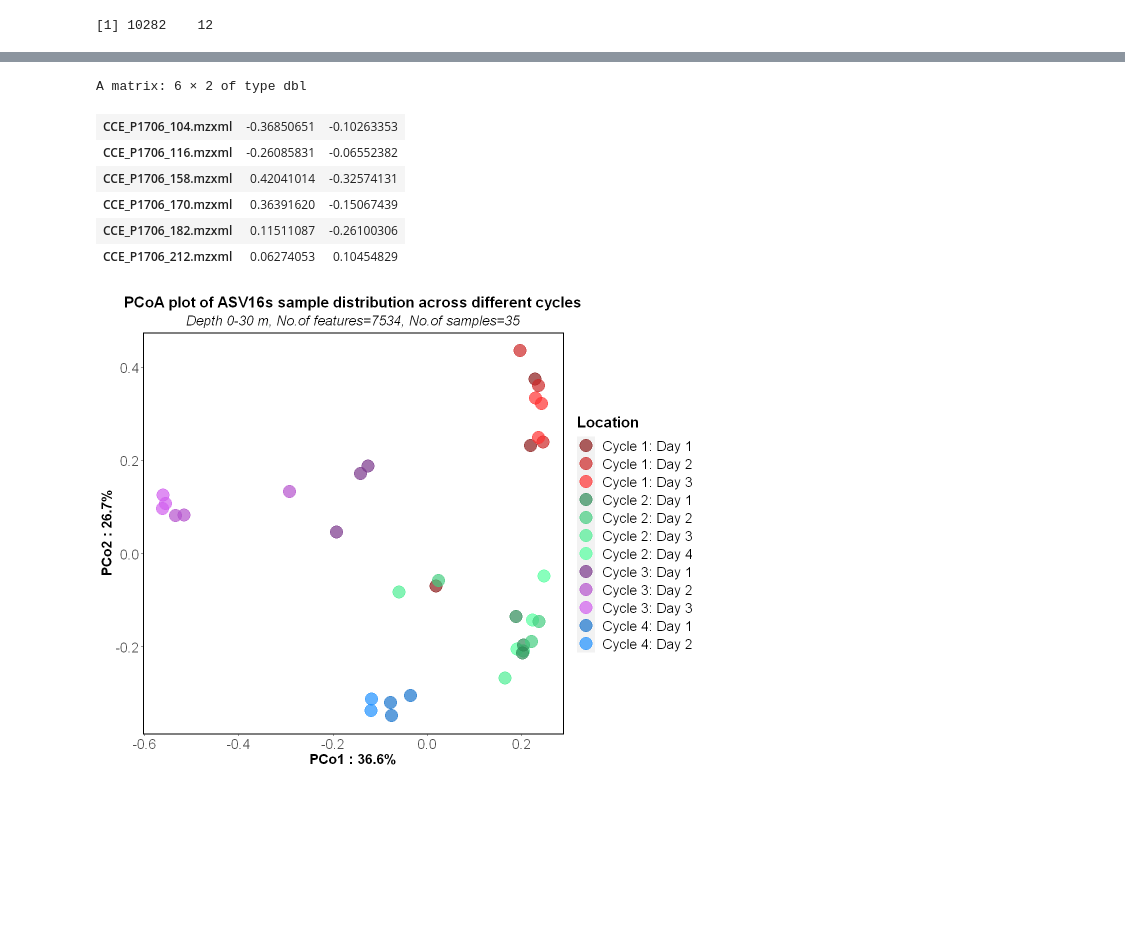
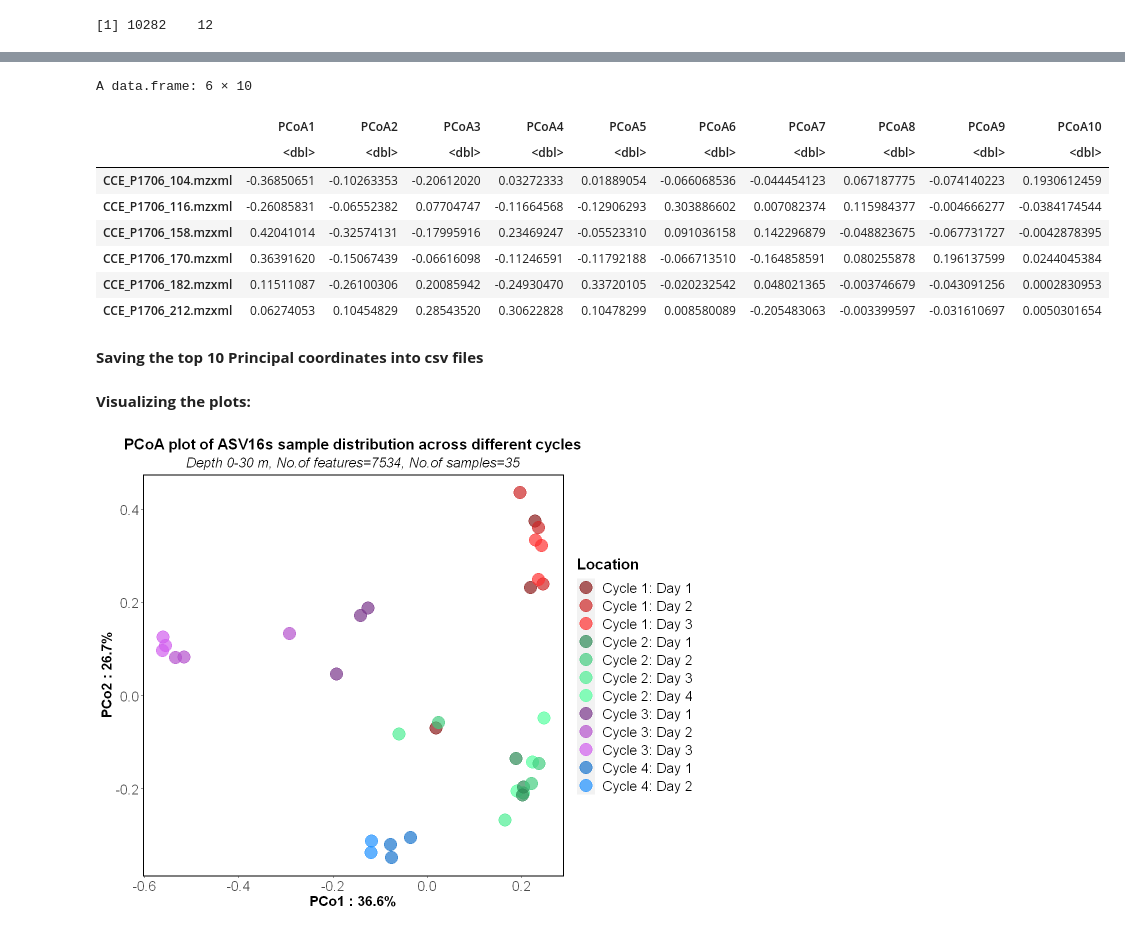
Before and after one commit to Functional-Metabolomics-Lab/CCE_Data-Analysis, a Jupyter notebook: Notebooks_CCE_Data/DataCleanup_Preliminary_Analysis.ipynb, the cells around one changed output, grey strips where cells are left out. Cells and saved outputs as stored; diff of their text form; code cells hidden in the pictures; blank space fills up the shorter version.

```diff
--- a/Notebooks_CCE_Data/DataCleanup_Preliminary_Analysis.ipynb
+++ b/Notebooks_CCE_Data/DataCleanup_Preliminary_Analysis.ipynb
@@ -689,9 +694,10 @@ pcoa.values <- list()
 
 #For surface samples
 for(i in 1:2){
-    pcoa[[i]] <- cmdscale(dist_matrix[[i]], eig = TRUE, x.ret=TRUE)
+    pcoa[[i]] <- cmdscale(dist_matrix[[i]], k=10, eig = TRUE, x.ret=TRUE) #compute multi-dimensional scaling on dist_matric and get 10 PCs
     pcoa.var.per[[i]] <- round(pcoa[[i]]$eig/sum(pcoa[[i]]$eig)*100,1)
-    pcoa.values[[i]] <- pcoa[[i]]$points
+    pcoa.values[[i]] <- data.frame(pcoa[[i]]$points)
+    names(pcoa.values[[i]])[1:10] <- paste0("PCoA",seq(1,10)) #naming the PCos
     pcoa.data[[i]] <- data.frame(md_pcoa[[1]]$ATTRIBUTE_Depth_Range, ## md_pcoa[[1]] means the md with depth 0-30
                                  X=pcoa.values[[i]][,1],
                                  Y=pcoa.values[[i]][,2])
@@ -699,9 +705,10 @@ for(i in 1:2){
 
 #For deep samples
 for(i in 3:4){
-    pcoa[[i]] <- cmdscale(dist_matrix[[i]], eig = TRUE, x.ret=TRUE)
+    pcoa[[i]] <- cmdscale(dist_matrix[[i]], k=10, eig = TRUE, x.ret=TRUE)
     pcoa.var.per[[i]] <- round(pcoa[[i]]$eig/sum(pcoa[[i]]$eig)*100,1)
-    pcoa.values[[i]] <- pcoa[[i]]$points
+    pcoa.values[[i]] <- data.frame(pcoa[[i]]$points)
+    names(pcoa.values[[i]])[1:10] <- paste0("PCoA",seq(1,10)) #naming the PCos
     pcoa.data[[i]] <- data.frame(md_pcoa[[2]]$ATTRIBUTE_Depth_Range, # md_pcoa[[2]] means the md with depth 30-60
                                  X=pcoa.values[[i]][,1],
                                  Y=pcoa.values[[i]][,2])
@@ -1095,8 +1121,9 @@ PCoA:
 # %%
 a16low_dist <- vegdist(t(a16_low), method = "bray")
-pcoa1 <- cmdscale(a16low_dist, eig = TRUE, x.ret=TRUE)
+pcoa1 <- cmdscale(a16low_dist, k=10, eig = TRUE, x.ret=TRUE)
 pcoa.var.per1 <- round(pcoa1$eig/sum(pcoa1$eig)*100,1)
-pcoa.values1 <- pcoa1$points
+pcoa.values1 <- data.frame(pcoa1$points)
+names(pcoa.values1)[1:10] <- paste0("PCoA",seq(1,10)) #naming the PCos
 head(pcoa.values1)
 
 pcoa.data1 <- data.frame(md_a16_low$ATTRIBUTE_Depth_Range, ## depth 0-30
@@ -1113,8 +1142,9 @@ A matrix: 6 × 2 of type dbl
 # %%
 a18low_dist <- vegdist(t(a18_low), method = "bray")
-pcoa2 <- cmdscale(a18low_dist, eig = TRUE, x.ret=TRUE)
+pcoa2 <- cmdscale(a18low_dist, k=10, eig = TRUE, x.ret=TRUE)
 pcoa.var.per2 <- round(pcoa2$eig/sum(pcoa2$eig)*100,1)
-pcoa.values2 <- pcoa2$points
+pcoa.values2 <- data.frame(pcoa2$points)
+names(pcoa.values2)[1:10] <- paste0("PCoA",seq(1,10)) #naming the PCos
 head(pcoa.values2)
 
 pcoa.data2 <- data.frame(md_a18_low$ATTRIBUTE_Depth_Range, ## depth 0-30
@@ -1131,8 +1163,9 @@ A matrix: 6 × 2 of type dbl
 # %%
 a16high_dist <- vegdist(t(a16_high), method = "bray")
-pcoa3 <- cmdscale(a16high_dist, eig = TRUE, x.ret=TRUE)
+pcoa3 <- cmdscale(a16high_dist, k=10, eig = TRUE, x.ret=TRUE)
 pcoa.var.per3 <- round(pcoa3$eig/sum(pcoa3$eig)*100,1)
-pcoa.values3 <- pcoa3$points
+pcoa.values3 <- data.frame(pcoa3$points)
+names(pcoa.values3)[1:10] <- paste0("PCoA",seq(1,10)) #naming the PCos
 head(pcoa.values3)
 
 pcoa.data3 <- data.frame(md_a16_high$ATTRIBUTE_Depth_Range, ## depth 30-60
@@ -1149,18 +1184,23 @@ A matrix: 6 × 2 of type dbl
 # %%
 a18high_dist <- vegdist(t(a18_high), method = "bray")
-pcoa4 <- cmdscale(a18high_dist, eig = TRUE, x.ret=TRUE)
+pcoa4 <- cmdscale(a18high_dist, k=10, eig = TRUE, x.ret=TRUE)
 pcoa.var.per4 <- round(pcoa4$eig/sum(pcoa4$eig)*100,1)
-pcoa.values4 <- pcoa4$points
+pcoa.values4 <- data.frame(pcoa4$points)
+names(pcoa.values4)[1:10] <- paste0("PCoA",seq(1,10)) #naming the PCos
 head(pcoa.values4)
 
 pcoa.data4 <- data.frame(md_a18_high$ATTRIBUTE_Depth_Range, ## depth 30-60
                                  X=pcoa.values4[,1],
                                  Y=pcoa.values4[,2])
 # %% [output]
-A matrix: 6 × 2 of type dbl
+A data.frame: 6 × 10
-| CCE_P1706_104.mzxml | -0.36850651 | -0.10263353 |
-| CCE_P1706_116.mzxml | -0.26085831 | -0.06552382 |
-| CCE_P1706_158.mzxml | 0.42041014 | -0.32574131 |
-| CCE_P1706_170.mzxml | 0.36391620 | -0.15067439 |
-| CCE_P1706_182.mzxml | 0.11511087 | -0.26100306 |
-| CCE_P1706_212.mzxml | 0.06274053 | 0.10454829 |
+|  | PCoA1 | PCoA2 | PCoA3 | PCoA4 | PCoA5 | PCoA6 | PCoA7 | PCoA8 | PCoA9 | PCoA10 |
+|  | <dbl> | <dbl> | <dbl> | <dbl> | <dbl> | <dbl> | <dbl> | <dbl> | <dbl> | <dbl> |
+| CCE_P1706_104.mzxml | -0.36850651 | -0.10263353 | -0.20612020 | 0.03272333 | 0.01889054 | -0.066068536 | -0.044454123 | 0.067187775 | -0.074140223 | 0.1930612459 |
+| CCE_P1706_116.mzxml | -0.26085831 | -0.06552382 | 0.07704747 | -0.11664568 | -0.12906293 | 0.303886602 | 0.007082374 | 0.115984377 | -0.004666277 | -0.0384174544 |
+| CCE_P1706_158.mzxml | 0.42041014 | -0.32574131 | -0.17995916 | 0.23469247 | -0.05523310 | 0.091036158 | 0.142296879 | -0.048823675 | -0.067731727 | -0.0042878395 |
+| CCE_P1706_170.mzxml | 0.36391620 | -0.15067439 | -0.06616098 | -0.11246591 | -0.11792188 | -0.066713510 | -0.164858591 | 0.080255878 | 0.196137599 | 0.0244045384 |
+| CCE_P1706_182.mzxml | 0.11511087 | -0.26100306 | 0.20085942 | -0.24930470 | 0.33720105 | -0.020232542 | 0.048021365 | -0.003746679 | -0.043091256 | 0.0002830953 |
+| CCE_P1706_212.mzxml | 0.06274053 | 0.10454829 | 0.28543520 | 0.30622828 | 0.10478299 | 0.008580089 | -0.205483063 | -0.003399597 | -0.031610697 | 0.0050301654 |
+# %% [markdown]
+**Saving the top 10 Principal coordinates into csv files**
@@ -1167,3 +1212,5 @@ A matrix: 6 × 2 of type dbl
+# %% [markdown]
+<font color=4>**Visualizing the plots:**</font>
 # %%
 a16low_plot <-ggplot(pcoa.data1, aes(x=X, y=Y, col= as.factor(md_a16_low$ATTRIBUTE_Location))) +
                   geom_point(size = 7,alpha = 0.7) +
```
Also changed, not shown: parts of 17 cells of this notebook.
